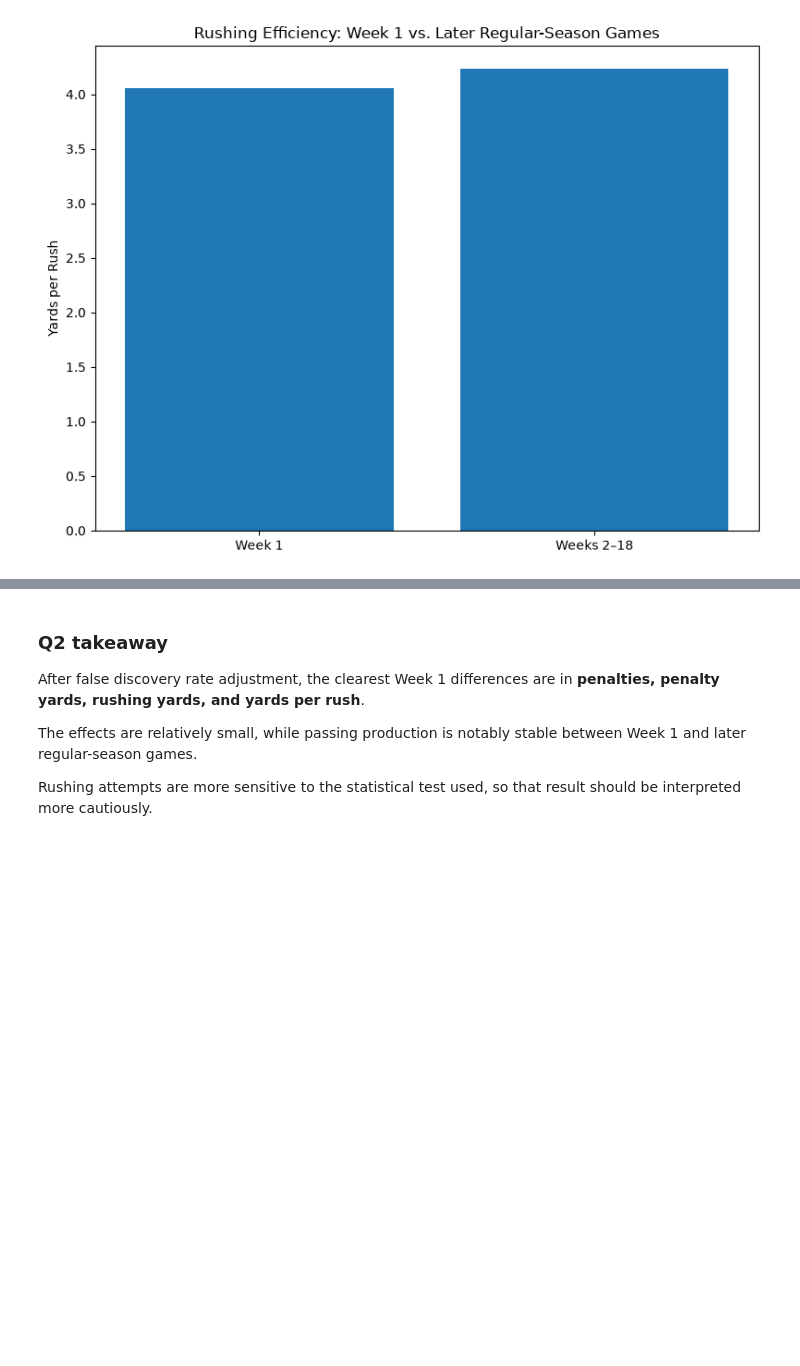
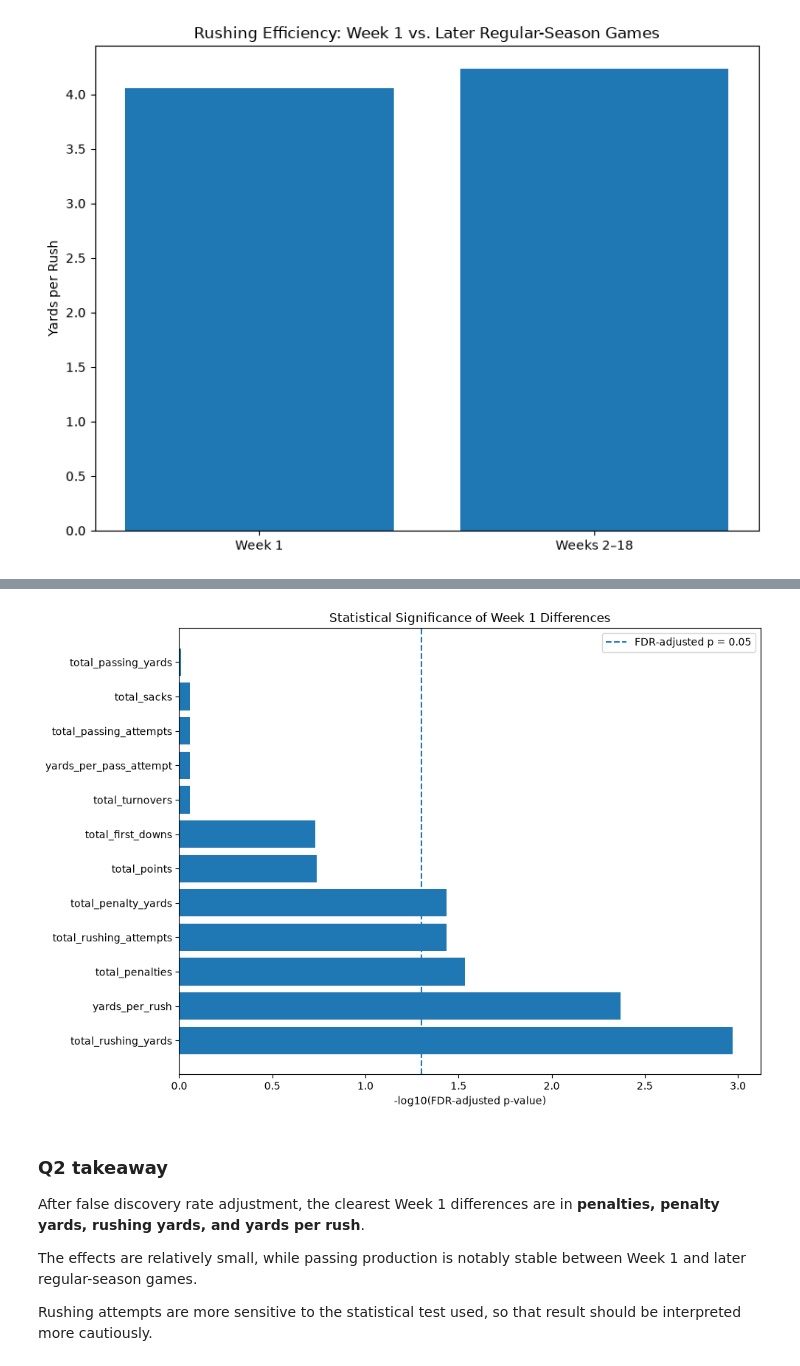
Before and after one commit to natelewis17/Is_NFL_Week1_Chaotic, a Jupyter notebook: notebooks/03_statistical_analysis.ipynb, the cells around one changed output, grey strips where cells are left out. Cells and saved outputs as stored; diff of their text form; code cells hidden in the pictures; blank space fills up the shorter version.

```diff
--- a/notebooks/03_statistical_analysis.ipynb
+++ b/notebooks/03_statistical_analysis.ipynb
@@ -373,3 +428,41 @@ plt.show()
+# %%
+## 2.5 Q2 statistical significance
+
+p_data = (
+    results
+    .sort_values("Welch p adjusted")
+    .copy()
+)
+
+p_data["minus_log10_p"] = (
+    -np.log10(p_data["Welch p adjusted"])
+)
+
+plt.figure(figsize=(10, 7))
+
+plt.barh(
+    p_data["Metric"],
+    p_data["minus_log10_p"],
+)
+
+significance_threshold = -np.log10(0.05)
+
+plt.axvline(
+    significance_threshold,
+    linestyle="--",
+    linewidth=1.5,
+    label="FDR-adjusted p = 0.05",
+)
+
+plt.xlabel("-log10(FDR-adjusted p-value)")
+plt.ylabel("")
+plt.title("Statistical Significance of Week 1 Differences")
+
+plt.legend()
+plt.tight_layout()
+plt.show()
+# %% [output]
+[figure, added]
 # %% [markdown]
 ### Q2 takeaway
 
```
Also changed, not shown: parts of 11 cells of this notebook.
